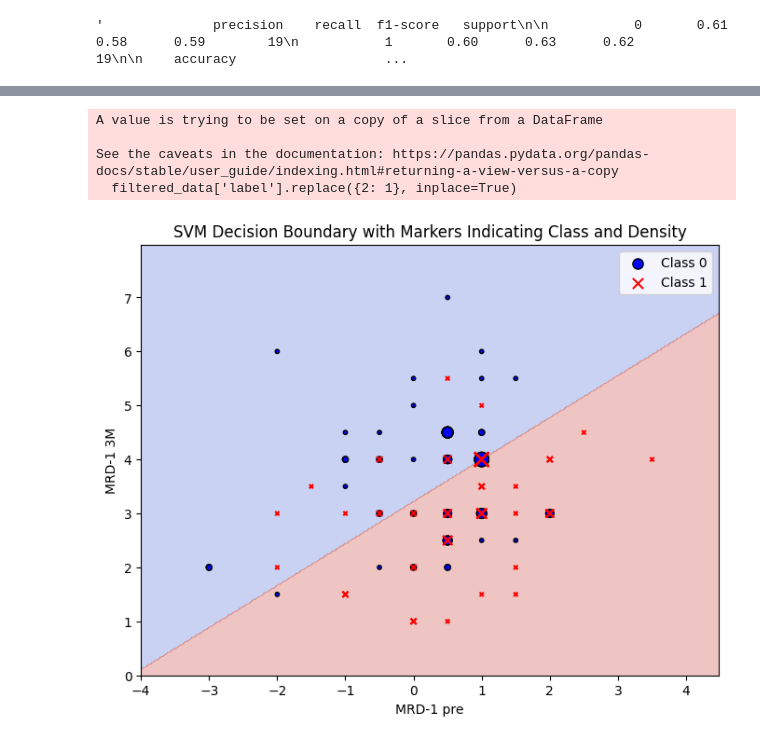
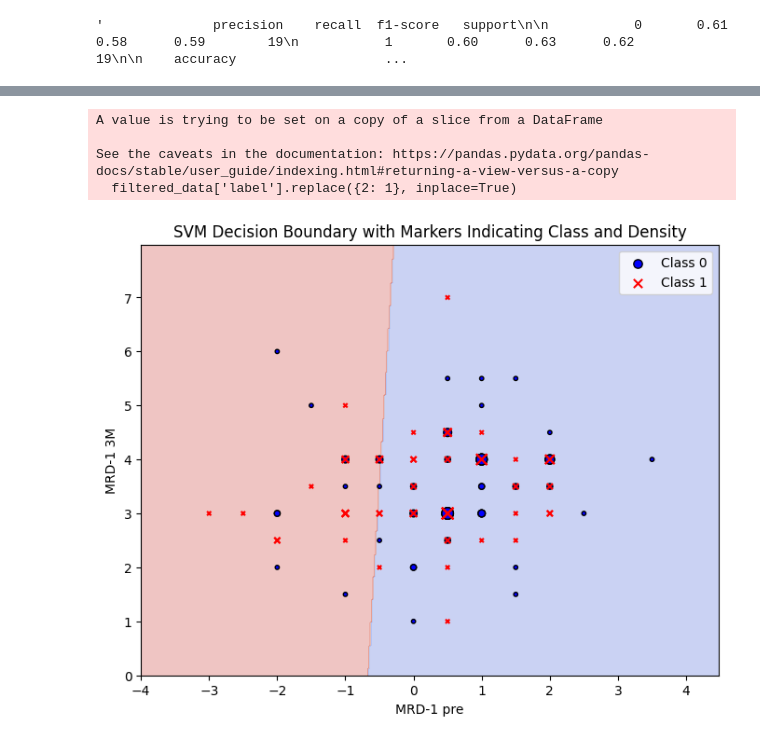
Before and after one commit to ykitaguchi77/statistics_for_articles, a Jupyter notebook: Refractive_change_blepharoptosis_surgery.ipynb, the cells around one changed output, grey strips where cells are left out. Saved outputs shown, nothing was run; the diff lists cells and outputs as text; code cells hidden in the pictures.

```diff
--- a/Refractive_change_blepharoptosis_surgery.ipynb
+++ b/Refractive_change_blepharoptosis_surgery.ipynb
@@ -767,10 +767,10 @@ plt.show()
 # %%
 # Attempt to assign labels without using None in pd.cut by only using post-processing to remove unwanted rows
 
-quantiles = data['asg_0_pre'].quantile([0.25, 0.75])
+quantiles = data['Δasg_0'].quantile([0.25, 0.75])
 
 # Create initial labels
-data['label'] = pd.cut(data['asg_0_pre'], bins=[-float('inf'), quantiles[0.25], quantiles[0.75], float('inf')], labels=[0, 1, 2], right=False)
+data['label'] = pd.cut(data['Δasg_0'], bins=[-float('inf'), quantiles[0.25], quantiles[0.75], float('inf')], labels=[0, 1, 2], right=False)
 
 # Drop rows where 'label' is 1 (values between 1st and 3rd quartile)
 filtered_data = data[data['label'] != 1]
@@ -780,3 +780,5 @@ filtered_data['label'].replace({2: 1}, inplace=True)
 
 # Show the resulting dataset head and the count of each label
 filtered_data.head(), filtered_data['label'].value_counts()
+
+filtered_data
@@ -818,8 +830,8 @@ from sklearn.svm import SVC
 from sklearn.metrics import classification_report, accuracy_score
 
 # 前処理
-quantiles = data['asg_0_pre'].quantile([0.25, 0.75])
-data['label'] = pd.cut(data['asg_0_pre'], bins=[-float('inf'), quantiles[0.25], quantiles[0.75], float('inf')],
+quantiles = data['Δasg_0'].quantile([0.25, 0.75])
+data['label'] = pd.cut(data['Δasg_0'], bins=[-float('inf'), quantiles[0.25], quantiles[0.75], float('inf')],
                        labels=[0, 1, 2], right=False)
 filtered_data = data[data['label'] != 1]
 filtered_data['label'].replace({2: 1}, inplace=True)
@@ -832,31 +844,31 @@ filtered_data = filtered_data.merge(point_sizes, on=['MRD-1 pre', 'MRD-1 3M'])
 X = filtered_data[['MRD-1 pre', 'MRD-1 3M']]
 y = filtered_data['label'].astype(int)
 X_train, X_test, y_train, y_test = train_test_split(X, y, test_size=0.2, random_state=42)
 svm_model = SVC(kernel='linear')
 svm_model.fit(X_train, y_train)
 
 # メッシュグリッドの生成と決定境界の予測
 x_min, x_max = X['MRD-1 pre'].min() - 1, X['MRD-1 pre'].max() + 1
 y_min, y_max = X['MRD-1 3M'].min() - 1, X['MRD-1 3M'].max() + 1
 xx, yy = np.meshgrid(np.arange(x_min, x_max, 0.02), np.arange(y_min, y_max, 0.02))
 Z = svm_model.predict(np.c_[xx.ravel(), yy.ravel()])
 Z = Z.reshape(xx.shape)
 
 # プロット
 plt.figure(figsize=(8, 6))
 plt.contourf(xx, yy, Z, cmap=plt.cm.coolwarm, alpha=0.3)  # 決定境界
 class0 = filtered_data[filtered_data['label'] == 0]
 class1 = filtered_data[filtered_data['label'] == 1]
 plt.scatter(class0['MRD-1 pre'], class0['MRD-1 3M'], s=class0['count']*10, c='blue', marker='o', edgecolors='k', label='Class 0')
 plt.scatter(class1['MRD-1 pre'], class1['MRD-1 3M'], s=class1['count']*10, c='red', marker='x', edgecolors='k', label='Class 1')
 plt.xlabel('MRD-1 pre')
 plt.ylabel('MRD-1 3M')
 plt.title('SVM Decision Boundary with Markers Indicating Class and Density')
 plt.legend()
 plt.show()
 # %% [output]
 A value is trying to be set on a copy of a slice from a DataFrame
 
 See the caveats in the documentation: https://pandas.pydata.org/pandas-docs/stable/user_guide/indexing.html#returning-a-view-versus-a-copy
   filtered_data['label'].replace({2: 1}, inplace=True)
-[figure, old version]
+[figure, new version]
```
Also changed, not shown: parts of 6 cells of this notebook.
